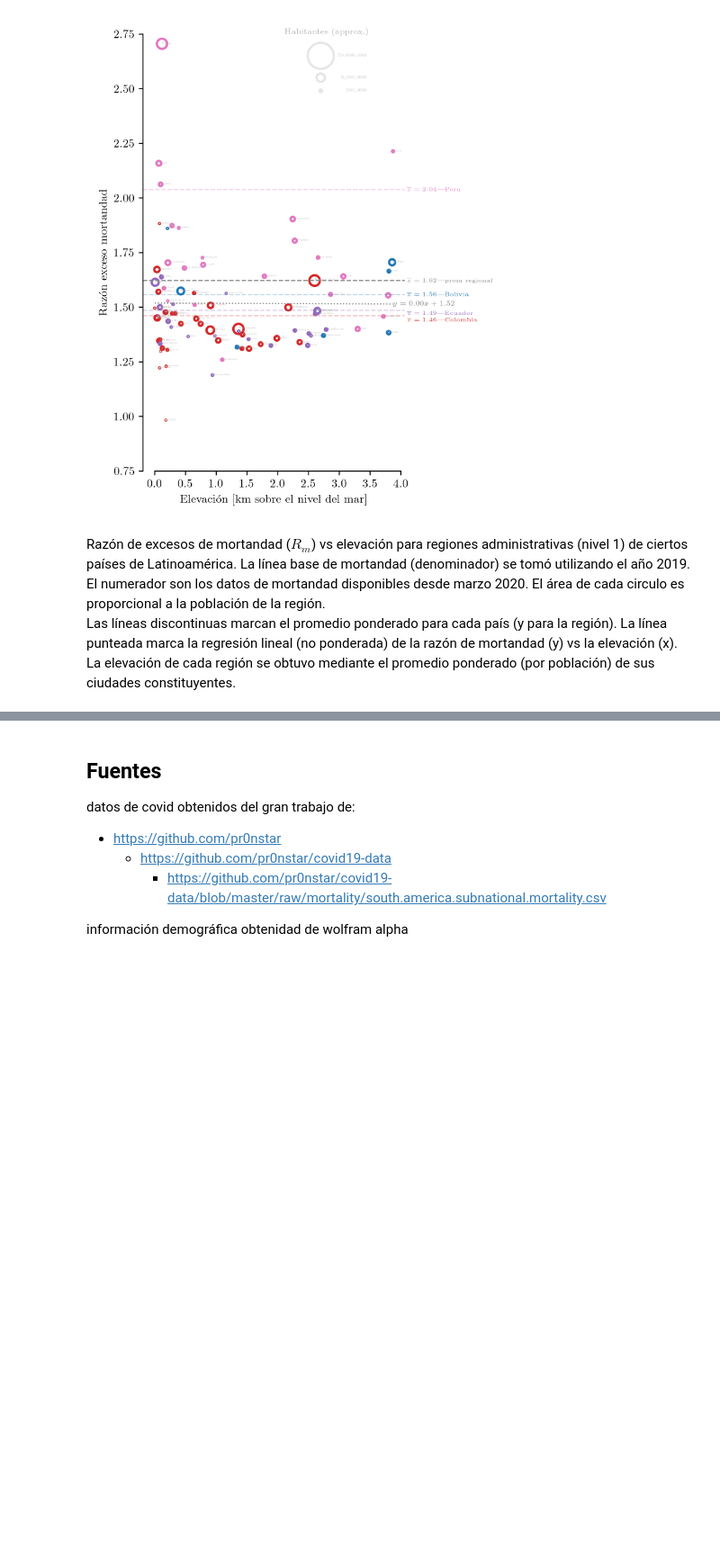
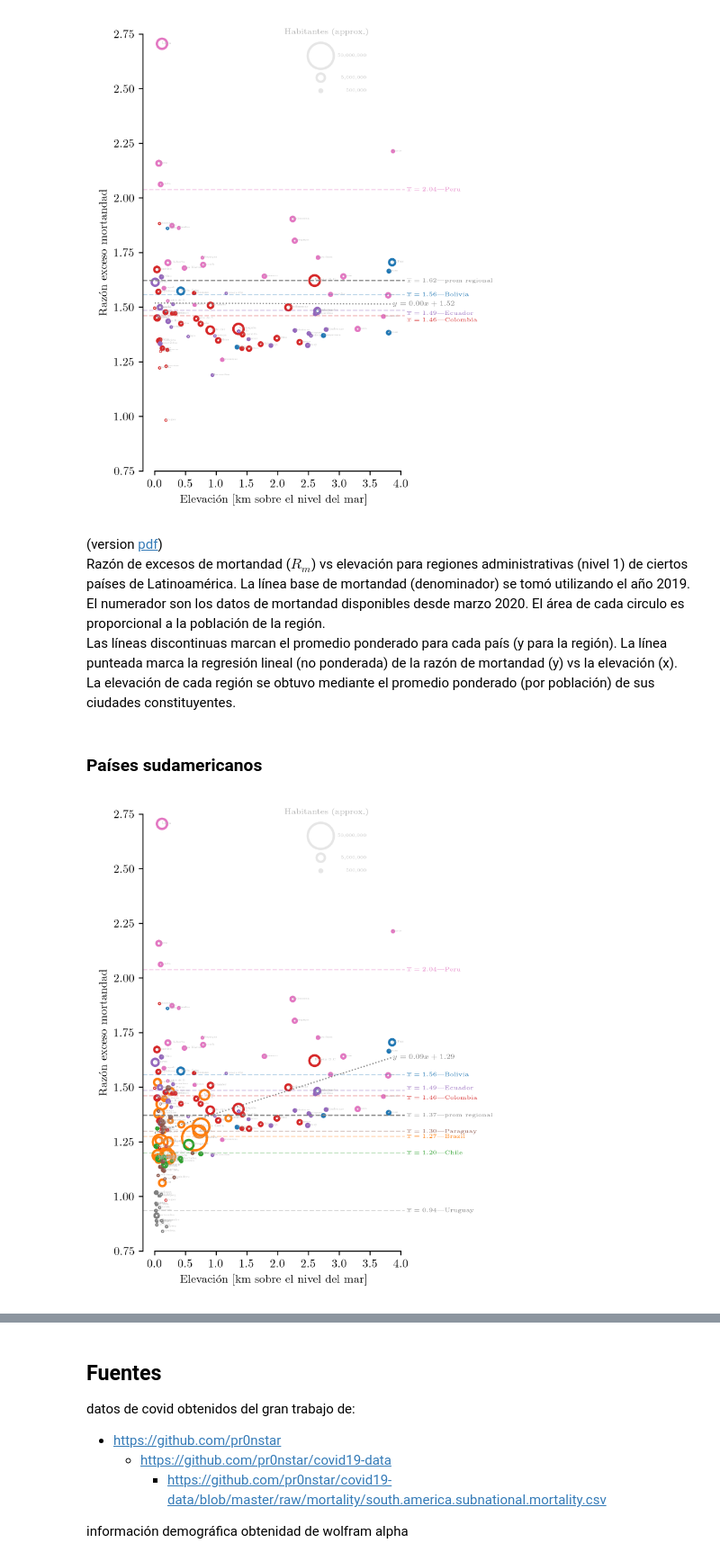
Before and after one commit to daliagachc/cov-alt, a Jupyter notebook: README.ipynb, the cells around one changed output, grey strips where cells are left out. Shown at 90% size. Drawn from its saved outputs; the diff is of its cells as text; code cells hidden in the pictures; blank space fills up the shorter version.

```diff
--- a/README.ipynb
+++ b/README.ipynb
@@ -7,6 +9,7 @@ from IPython import display; display.Image("reg_alt_alt.png")
 # %% [output]
 [figure]
 # %% [markdown]
+(version [pdf]('reg_alt_alt.pdf'))
 Razón de excesos de mortandad ($R_m$) vs elevación para regiones administrativas (nivel 1) de ciertos países de Latinoamérica.
 La línea base de mortandad (denominador) se tomó utilizando el año 2019.
 El numerador son los datos de mortandad disponibles desde marzo 2020.
@@ -14,3 +17,9 @@ El área de cada circulo es proporcional a la población de la región.
 Las líneas discontinuas marcan el promedio ponderado para cada país (y para la región).
 La línea punteada marca la regresión lineal (no ponderada) de la razón de mortandad (y) vs la elevación (x).
 La elevación de cada región se obtuvo mediante el promedio ponderado (por población) de sus ciudades constituyentes.
+# %% [markdown]
+### Países sudamericanos
+# %%
+display.Image("reg_alt.png")
+# %% [output]
+[figure, added]
```
Also changed, not shown: parts of 5 cells of this notebook, 3 other files.
